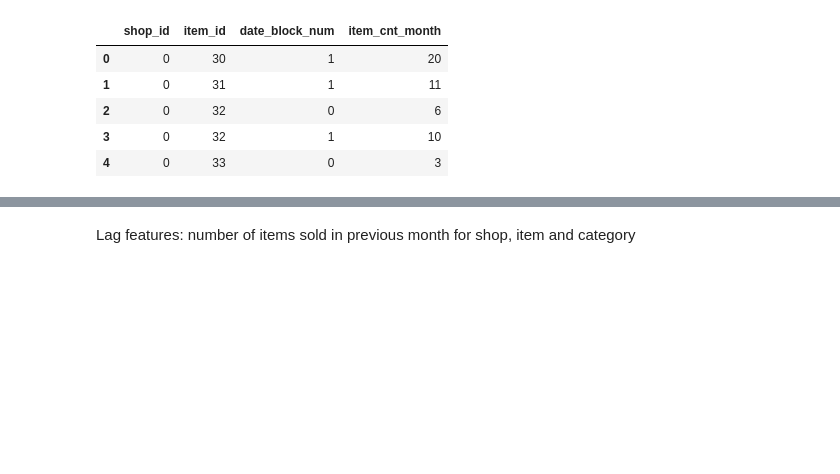
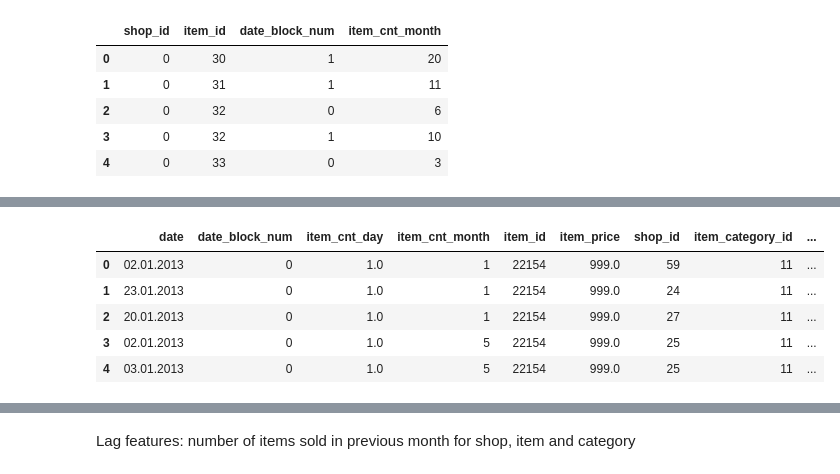
Before and after one commit to sfczekalski/predict_future_sales, a Jupyter notebook: feature_engineering.ipynb, the cells around one changed output, grey strips where cells are left out. Cells and saved outputs as stored; diff of their text form; code cells hidden in the pictures; blank space fills up the shorter version.

```diff
--- a/feature_engineering.ipynb
+++ b/feature_engineering.ipynb
@@ -227,7 +63,0 @@ df_train_test['item_category_name'].value_counts()
-# %%
-df['item_category_id'] = df['item_category_id'].astype(np.int16)
-df['shop_id'] = df['shop_id'].astype(np.int16)
-df['item_id'] = df['item_id'].astype(np.int16)
-df['item_cnt_day'] = df['item_cnt_day'].astype(np.int16)
-df['item_id'] = df['item_id'].astype(np.int16)
-df = downcast_dtypes(df)
@@ -246,10 +63,0 @@ df_preprocessed.head()
-# %%
-df['item_id'].fillna(value=-1, inplace=True)
-df['item_id'] = df['item_id'].astype(np.int)
-df['shop_id'].fillna(value=-1, inplace=True)
-df['shop_id'] = df['shop_id'].astype(np.int)
-df = downcast_dtypes(df)
-df = df[df['date_block_num'] >= 12]
-df_test = df[df['date_block_num'] == 34]
-df_val = df[df['date_block_num'] == 33]
-df_train = df[df['date_block_num'] <= 32]
@@ -255,0 +97,7 @@ df_train = df[df['date_block_num'] <= 32]
+# %%
+df_test = pd.read_csv('data/test.csv', delimiter="," ,skiprows=1, usecols = (1,2), dtype=int)
+df_test = pd.DataFrame(df_test, columns = ['shop_id', 'item_id'])
+
+df_test = df_test.merge(items[['item_id', 'item_category_id']], on = 'item_id', how = 'left')
+df_test['date_block_num'] = 34
+df_test['item_cnt_month'] = 0
@@ -255,0 +190,16 @@ df_train = df[df['date_block_num'] <= 32]
+# %%
+df_train_test['item_cnt_month'] = df_train_test['item_cnt_month'].astype(np.int16)
+df_train_test['item_id'].fillna(value=-1, inplace=True)
+df_train_test['item_id'] = df_train_test['item_id'].astype(np.int32)
+df_train_test['shop_id'].fillna(value=-1, inplace=True)
+df_train_test['shop_id'] = df_train_test['shop_id'].astype(np.int32)
+df_train_test['item_category_id'] = df_train_test['item_category_id'].astype(np.int16)
+df = downcast_dtypes(df_train_test)
+df.head()
+# %% [output]
+|  | date | date_block_num | item_cnt_day | item_cnt_month | item_id | item_price | shop_id | item_category_id | ... |
+| 0 | 02.01.2013 | 0 | 1.0 | 1 | 22154 | 999.0 | 59 | 11 | ... |
+| 1 | 23.01.2013 | 0 | 1.0 | 1 | 22154 | 999.0 | 24 | 11 | ... |
+| 2 | 20.01.2013 | 0 | 1.0 | 1 | 22154 | 999.0 | 27 | 11 | ... |
+| 3 | 02.01.2013 | 0 | 1.0 | 5 | 22154 | 999.0 | 25 | 11 | ... |
+| 4 | 03.01.2013 | 0 | 1.0 | 5 | 22154 | 999.0 | 25 | 11 | ... |
```
Also changed, not shown: parts of 72 cells of this notebook.
